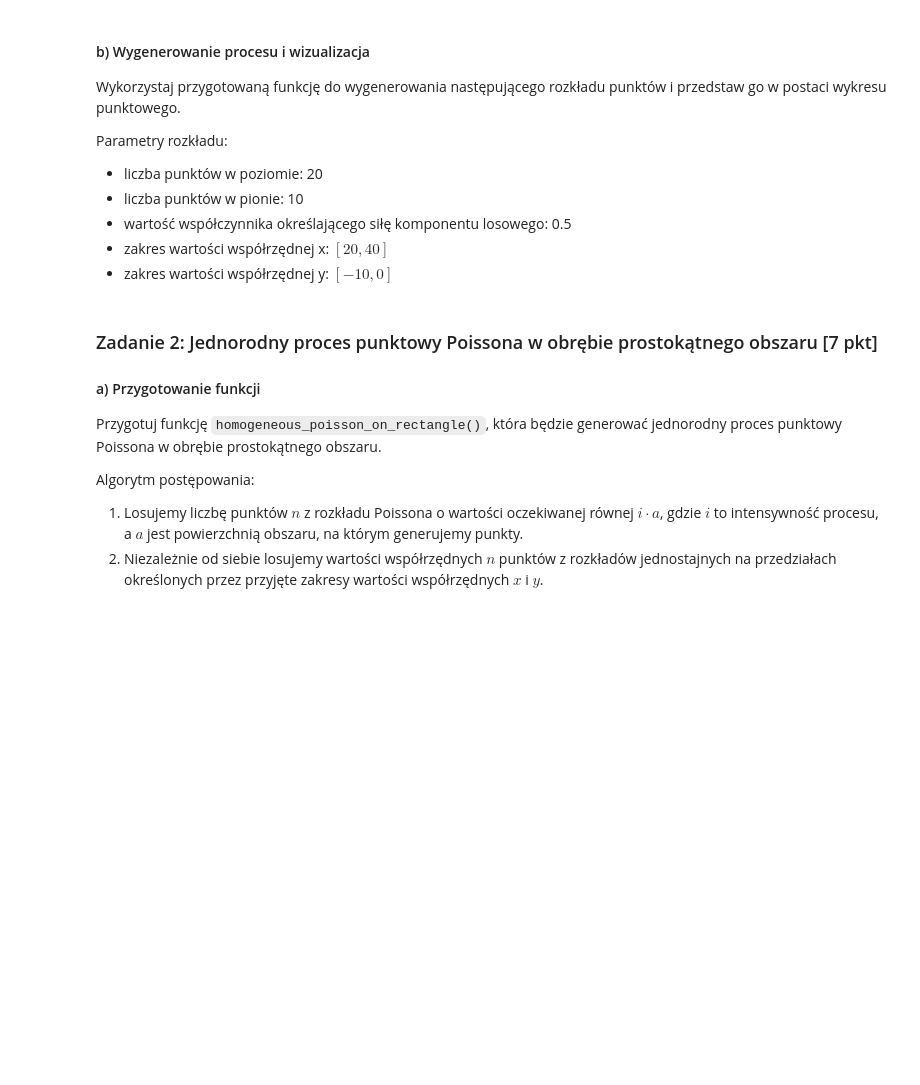
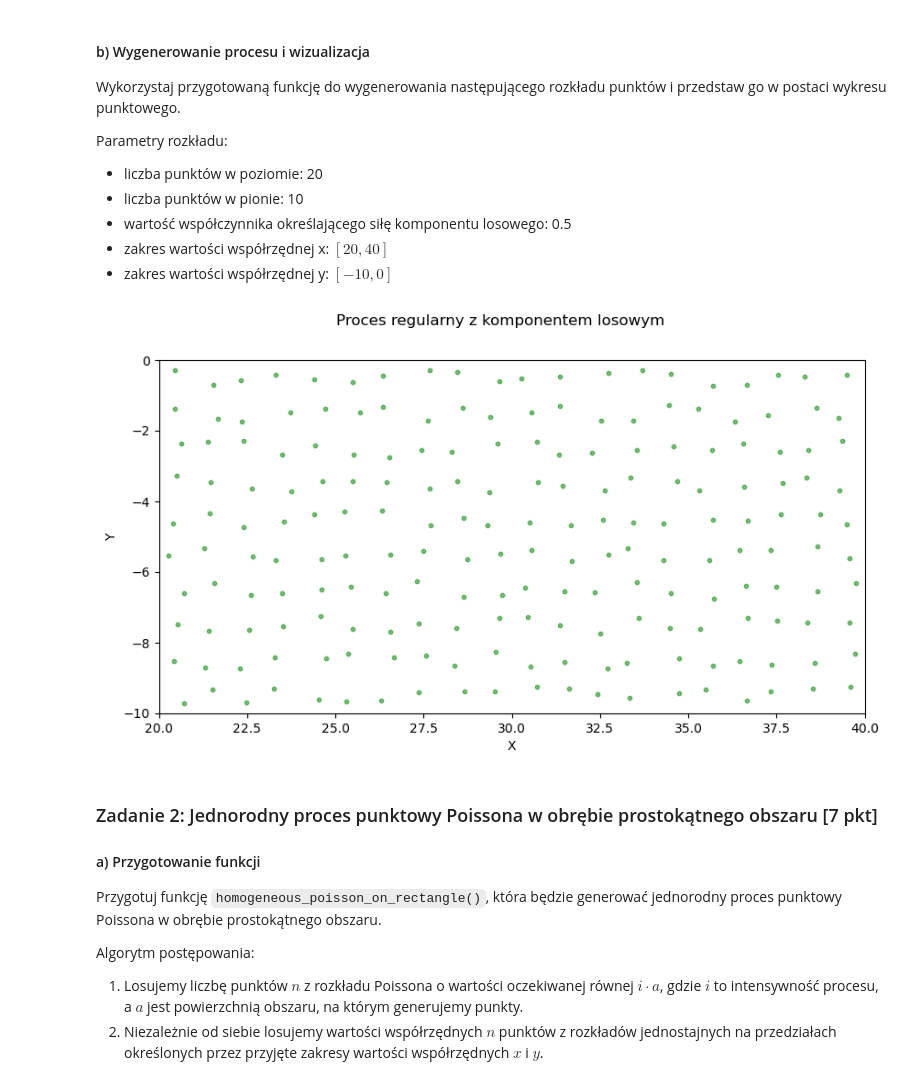
Before and after one commit to ArsBeneMoriendi/analiza_danych_przestrzennych, a Jupyter notebook: ZZ01/ZZ01.ipynb, the cells around one changed output. Saved outputs shown, nothing was run; the diff lists cells and outputs as text; code cells hidden in the pictures; blank space fills up the shorter version.

```diff
--- a/ZZ01/ZZ01.ipynb
+++ b/ZZ01/ZZ01.ipynb
@@ -114,11 +114,16 @@ Parametry rozkładu:
 # %%
 regular_on_rectangle_visual = regular_on_rectangle([20,10],random_component=0.5,x_lim=[20,40],y_lim=[-10,0])
 
-plt.figure(figsize=(10, 5))
-plt.scatter(regular_on_rectangle_visual['X'], regular_on_rectangle_visual['Y'], color='green', s=10, alpha=0.5)
-plt.title('Proces regularny z komponentem losowym')
-plt.xlabel('X')
-plt.ylabel('Y')
+fig, axes = plt.subplots(1,1, figsize = (10,5))
+axes.scatter(regular_on_rectangle_visual['X'], regular_on_rectangle_visual['Y'], color='green', s=10, alpha=0.5)
+fig.suptitle('Proces regularny z komponentem losowym')
+axes.set_xlabel('X')
+axes.set_ylabel('Y')
+axes.set_xlim(20, 40)
+axes.set_ylim(-10, 0)
+axes.set_aspect(1)
+# %% [output]
+[figure, added]
 # %% [markdown]
 ### Zadanie 2: Jednorodny proces punktowy Poissona w obrębie prostokątnego obszaru [7 pkt]
 
```
Also changed, not shown: parts of 6 cells of this notebook.
